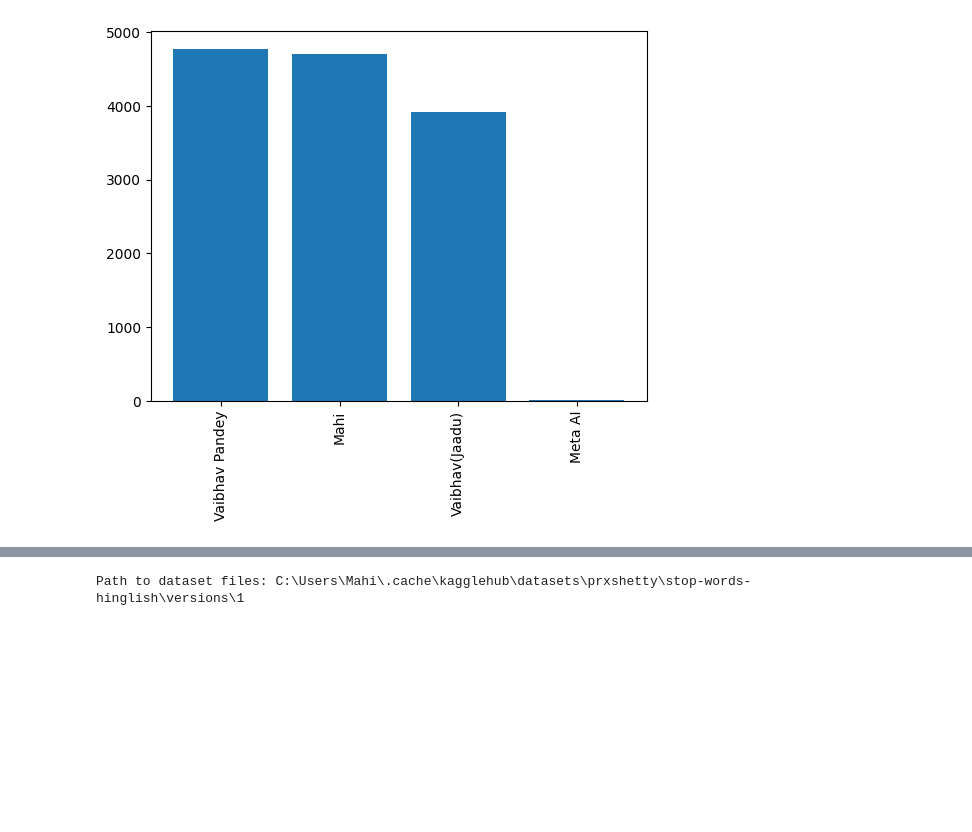
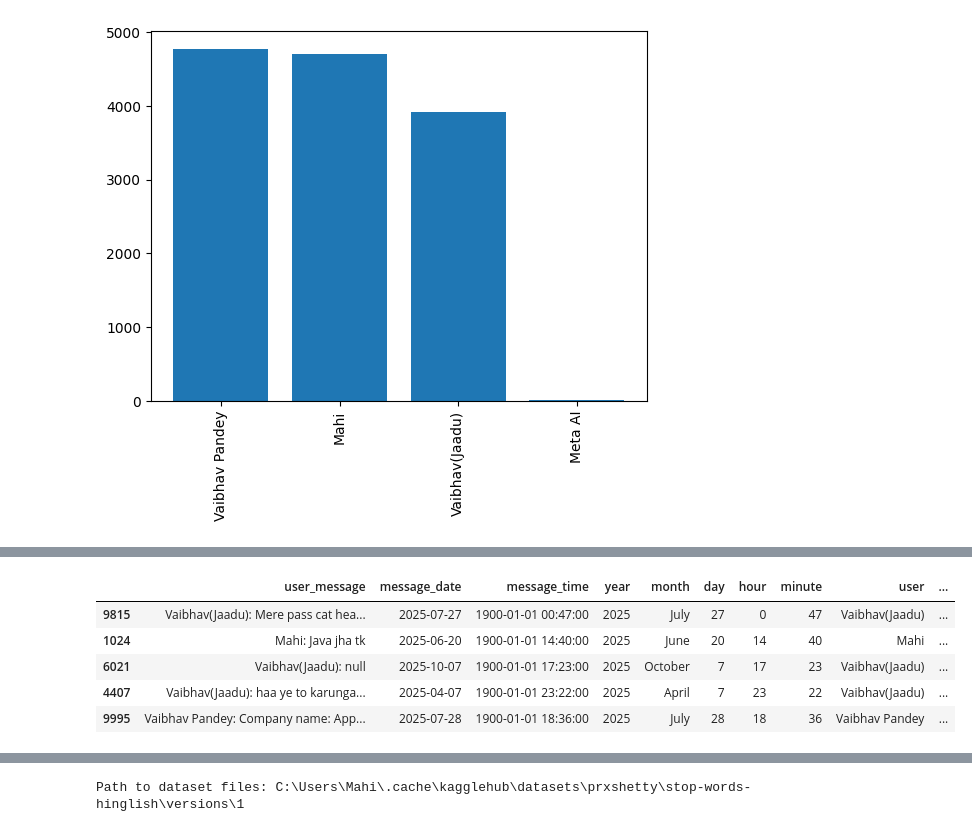
Before and after one commit to Mahitechlead/Chat_analyser, a Jupyter notebook: Whatsapp-chat-analyser.ipynb, the cells around one changed output, grey strips where cells are left out. Saved outputs shown, nothing was run; the diff lists cells and outputs as text; code cells hidden in the pictures; blank space fills up the shorter version.

```diff
--- a/Whatsapp-chat-analyser.ipynb
+++ b/Whatsapp-chat-analyser.ipynb
@@ -275,0 +318,9 @@ temp = df[df['message'] !='<Media omitted>']
+# %%
+df.sample(5)
+# %% [output]
+|  | user_message | message_date | message_time | year | month | day | hour | minute | user | ... |
+| 9815 | Vaibhav(Jaadu): Mere pass cat hea... | 2025-07-27 | 1900-01-01 00:47:00 | 2025 | July | 27 | 0 | 47 | Vaibhav(Jaadu) | ... |
+| 1024 | Mahi: Java jha tk | 2025-06-20 | 1900-01-01 14:40:00 | 2025 | June | 20 | 14 | 40 | Mahi | ... |
+| 6021 | Vaibhav(Jaadu): null | 2025-10-07 | 1900-01-01 17:23:00 | 2025 | October | 7 | 17 | 23 | Vaibhav(Jaadu) | ... |
+| 4407 | Vaibhav(Jaadu): haa ye to karunga... | 2025-04-07 | 1900-01-01 23:22:00 | 2025 | April | 7 | 23 | 22 | Vaibhav(Jaadu) | ... |
+| 9995 | Vaibhav Pandey: Company name: App... | 2025-07-28 | 1900-01-01 18:36:00 | 2025 | July | 28 | 18 | 36 | Vaibhav Pandey | ... |
```
Also changed, not shown: parts of 11 cells of this notebook, 3 other files.
